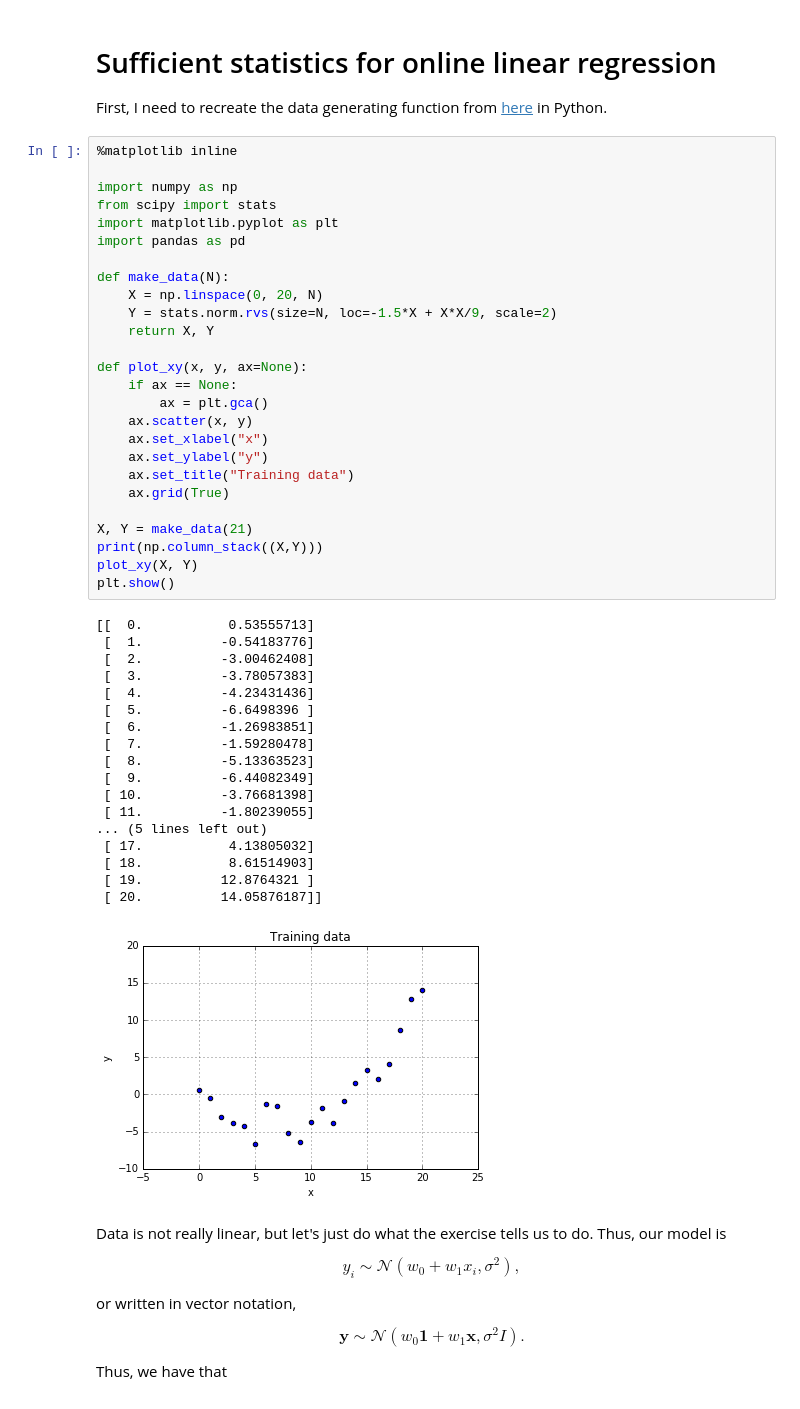
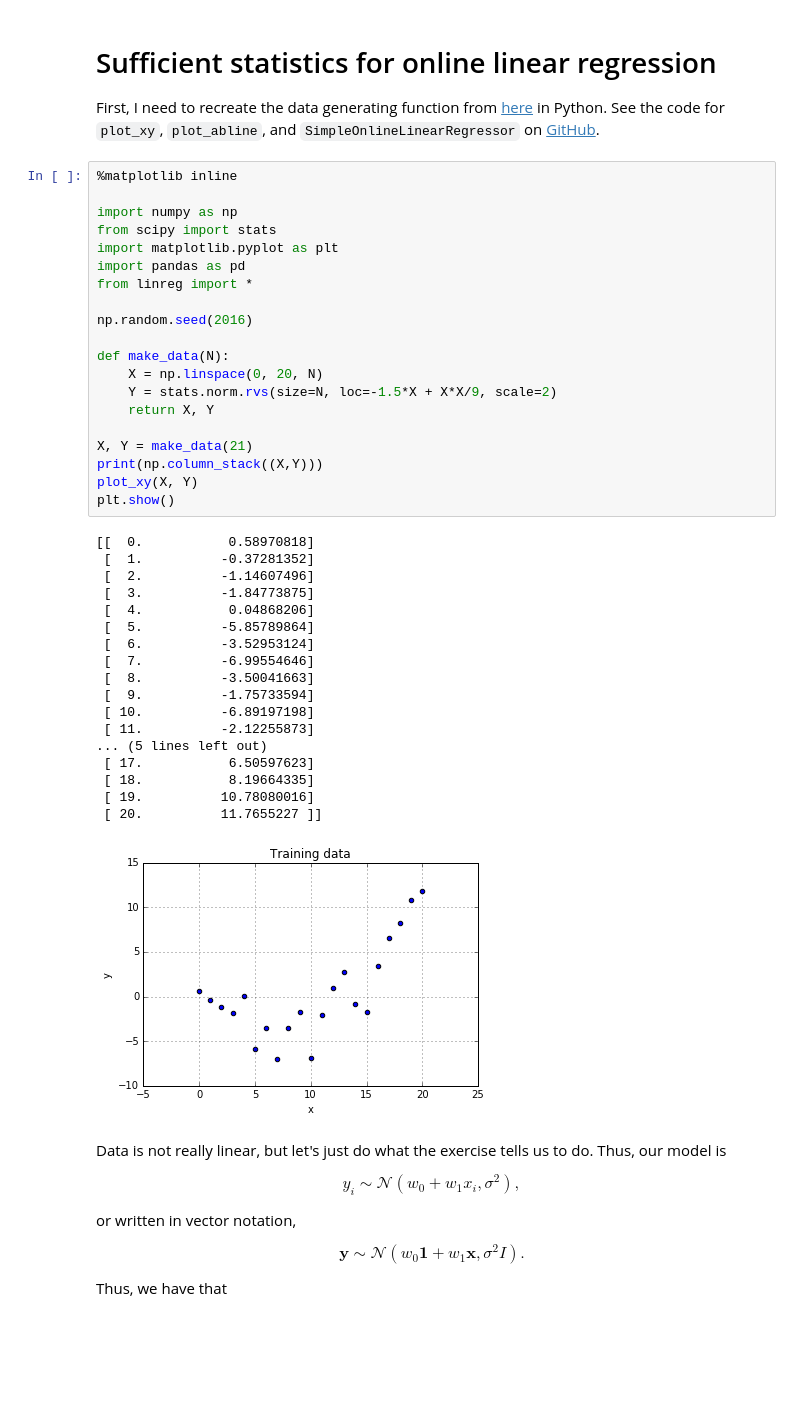
Before and after one commit to ppham27/MLaPP-solutions, a Jupyter notebook: chap07/7.ipynb, the cells around one changed output. Saved outputs shown, nothing was run; the diff lists cells and outputs as text; blank space fills up the shorter version.

```diff
--- a/chap07/7.ipynb
+++ b/chap07/7.ipynb
@@ -1,52 +1,46 @@
 # %% [markdown]
 # Sufficient statistics for online linear regression
 
-First, I need to recreate the data generating function from [here](https://github.com/probml/pmtk3/blob/master/matlabTools/stats/polyDataMake.m) in Python.
+First, I need to recreate the data generating function from [here](https://github.com/probml/pmtk3/blob/master/matlabTools/stats/polyDataMake.m) in Python. See the code for `plot_xy`, `plot_abline`, and `SimpleOnlineLinearRegressor` on [GitHub](https://github.com/ppham27/MLaPP-solutions/blob/master/chap07/linreg.py).
 # %%
 %matplotlib inline
 
 import numpy as np
 from scipy import stats
 import matplotlib.pyplot as plt
 import pandas as pd
+from linreg import *
+
+np.random.seed(2016)
 
 def make_data(N):
     X = np.linspace(0, 20, N)
     Y = stats.norm.rvs(size=N, loc=-1.5*X + X*X/9, scale=2)
     return X, Y
 
-def plot_xy(x, y, ax=None):
-    if ax == None:
-        ax = plt.gca()
-    ax.scatter(x, y)
-    ax.set_xlabel("x")
-    ax.set_ylabel("y")
-    ax.set_title("Training data")
-    ax.grid(True)
-
 X, Y = make_data(21)
 print(np.column_stack((X,Y)))
 plot_xy(X, Y)
 plt.show()
 # %% [output]
-[[  0.           0.53555713]
- [  1.          -0.54183776]
- [  2.          -3.00462408]
- [  3.          -3.78057383]
- [  4.          -4.23431436]
- [  5.          -6.6498396 ]
- [  6.          -1.26983851]
- [  7.          -1.59280478]
- [  8.          -5.13363523]
- [  9.          -6.44082349]
- [ 10.          -3.76681398]
- [ 11.          -1.80239055]
+[[  0.           0.58970818]
+ [  1.          -0.37281352]
+ [  2.          -1.14607496]
+ [  3.          -1.84773875]
+ [  4.           0.04868206]
+ [  5.          -5.85789864]
+ [  6.          -3.52953124]
+ [  7.          -6.99554646]
+ [  8.          -3.50041663]
+ [  9.          -1.75733594]
+ [ 10.          -6.89197198]
+ [ 11.          -2.12255873]
 ... (5 lines left out)
- [ 17.           4.13805032]
- [ 18.           8.61514903]
- [ 19.          12.8764321 ]
- [ 20.          14.05876187]]
+ [ 17.           6.50597623]
+ [ 18.           8.19664335]
+ [ 19.          10.78080016]
+ [ 20.          11.7655227 ]]
-[figure, old version]
+[figure, new version]
 # %% [markdown]
 Data is not really linear, but let's just do what the exercise tells us to do. Thus, our model is
 
```
Also changed, not shown: parts of 3 cells of this notebook.
